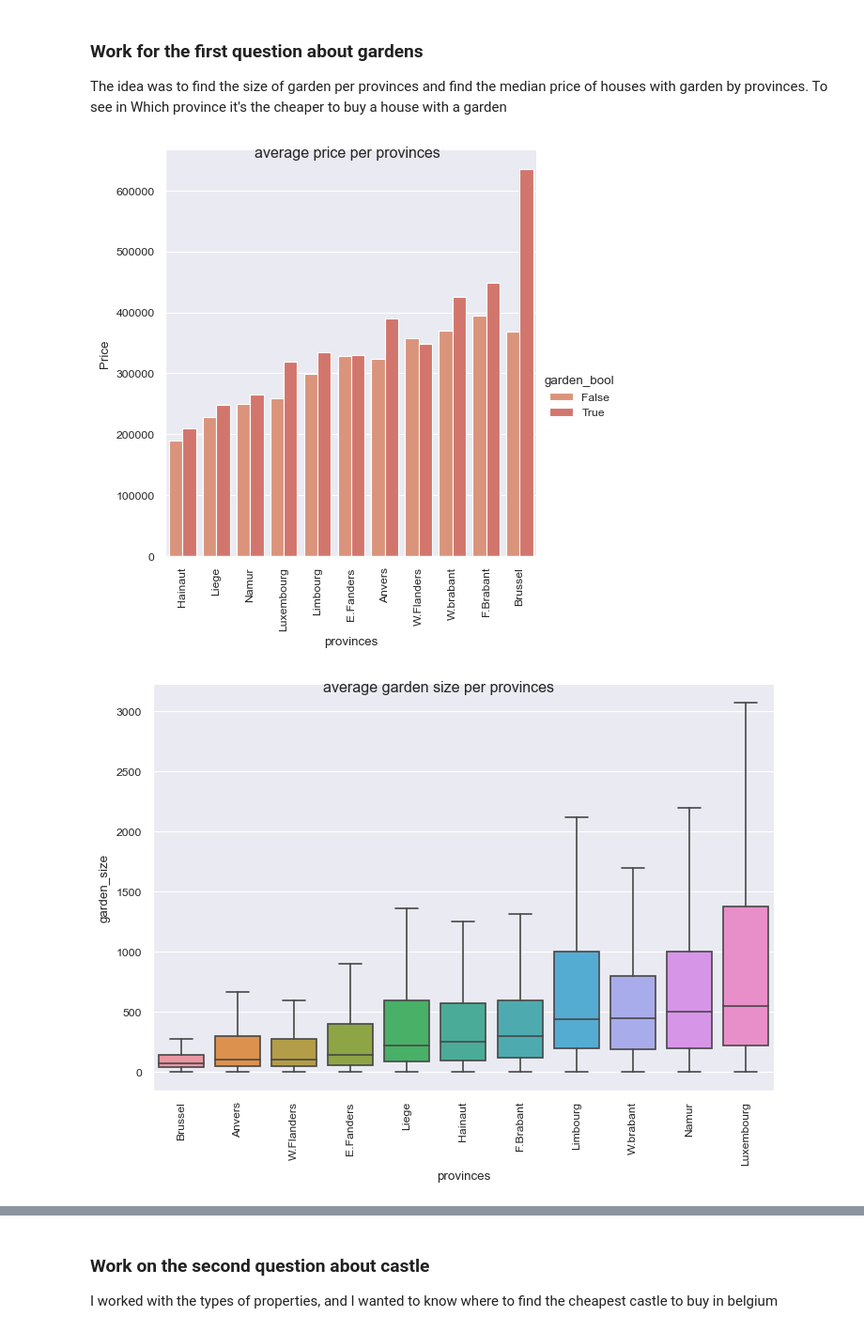
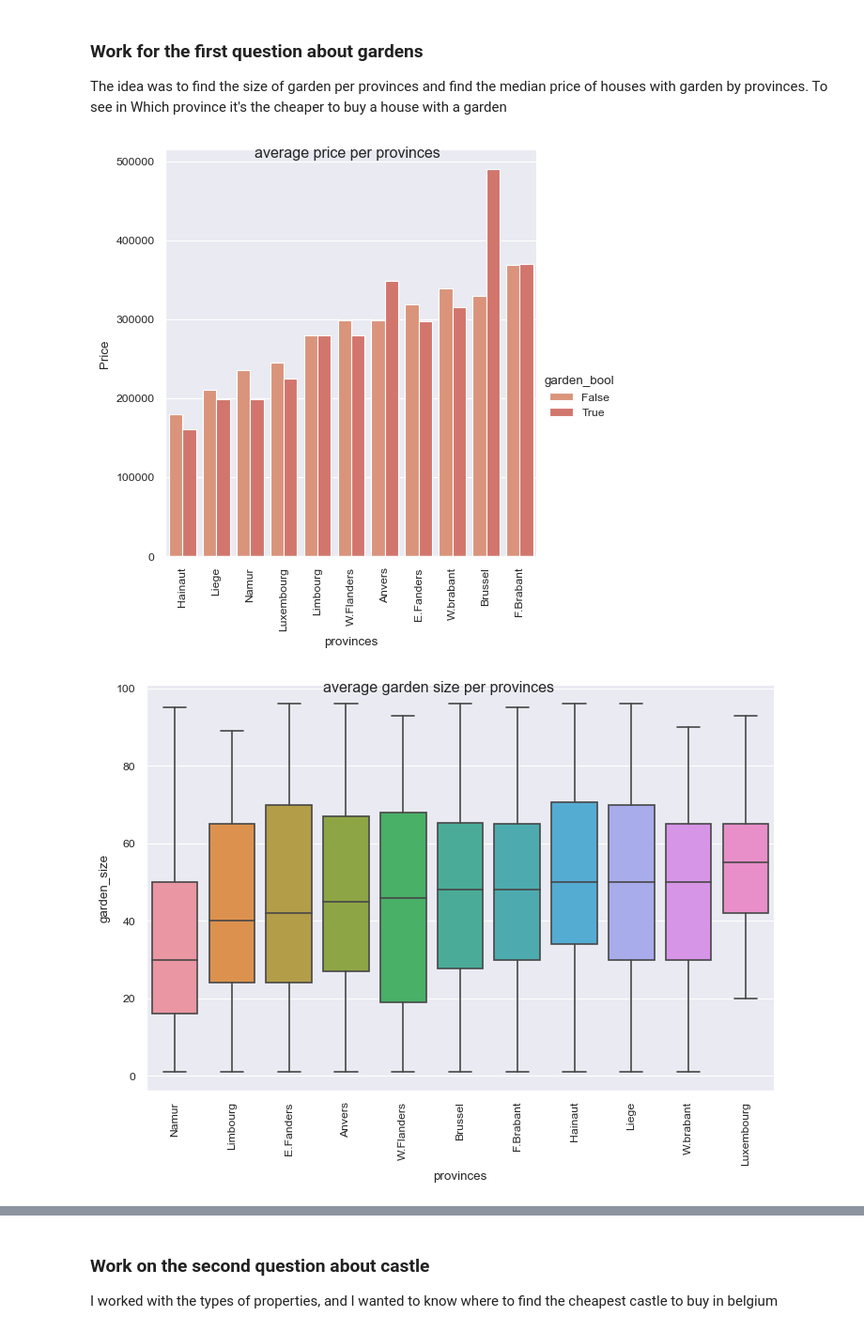
Before and after one commit to Yheloww/real-estate-price-prediction, a Jupyter notebook: Data_vizualisation/start project.ipynb, the cells around one changed output, grey strips where cells are left out. Shown at 94% size. Cells and saved outputs as stored; diff of their text form; code cells hidden in the pictures.

Commit message:
"still in the visualisations"

```diff
--- a/Data_vizualisation/start project.ipynb
+++ b/Data_vizualisation/start project.ipynb
@@ -116,0 +98,25 @@ print(d_big.head())
+# %%
+#emoving outliers from prices
+p25 = df['Price'].quantile(0.25)
+p75 = df['Price'].quantile(0.75)
+iqr = p75-p25
+upper_limit = p75 + 1.5 * iqr
+lower_limit = p25 - 1.5 * iqr
+df= df.drop(df[df['Price'] > upper_limit].index)
+print(df.shape)
+#removing outliers from garden
+p25 = df['garden'].quantile(0.25)
+p75 = df['garden'].quantile(0.75)
+iqr = p75-p25
+upper_limit = p75 + 1.5 * iqr
+lower_limit = p25 - 1.5 * iqr
+df= df.drop(df[df['garden'] > upper_limit].index)
+print(df.shape)
+#removing outliers from living area
+p25 = df['Living_area'].quantile(0.25)
+p75 = df['Living_area'].quantile(0.75)
+iqr = p75-p25
+upper_limit = p75 + 1.5 * iqr
+lower_limit = p25 - 1.5 * iqr
+df= df.drop(df[df['Living_area'] > upper_limit].index)
+print(df.shape)
@@ -117,7 +127,7 @@ print(d_big.head())
 # %%
-df["med_loc"] = d_big.groupby('locality',sort=False)['Price'].transform('median')
-df["avg_loc"] = d_big.groupby('locality',sort=False)['Price'].transform('mean')
-df["m2"] = d_big.groupby('locality',sort=False)['m2price'].transform('median')
+df["med_loc"] = df.groupby('locality',sort=False)['Price'].transform('median')
+df["avg_loc"] = df.groupby('locality',sort=False)['Price'].transform('mean')
+df["m2"] = df.groupby('locality',sort=False)['m2price'].transform('median')
 
 df
 test = pd.DataFrame()
@@ -216,40 +226,40 @@ test.fig.suptitle("average price per provinces")
 # cleaning the dataframe to have the datas that interests me for my second question
 # what is the median size of a garden in each provinces and for what price is it possible to have one ?
 q2 = pd.DataFrame()
-q2['Garden_bool'] = d_big['garden_bool']
-q2['zipcode'] = d_big['locality']
-q2['price'] = d_big['Price']
-q2['provinces'] = d_big['provinces']
-q2['garden_size']= d_big['garden']
+q2['Garden_bool'] = df['garden_bool']
+q2['zipcode'] = df['locality']
+q2['price'] = df['Price']
+q2['provinces'] = df['provinces']
+q2['garden_size']= df['garden']
 
-q2['type'] = d_big['Type_property'] #not sure i will need it but we'll see
+q2['type'] = df['Type_property'] #not sure i will need it but we'll see
 #clean all properties that doesn't have a garden
 q2.drop(q2[q2['Garden_bool'] == "False"].index, inplace = True)
 #Now we have 7582 row to work with
 q2.head()
 #creation of a column named provinces
 #research of wich postcode are what
 pal = sns.color_palette("flare")
 sns.set_palette(pal)
 
 #tries to answer my second question
 #lines to sort by values and get more readable plots
 sort = q2.groupby('provinces')["garden_size"].median().reset_index().sort_values('garden_size')
 sort_price = q2.groupby('provinces')["price"].median().reset_index().sort_values('price')
 #tries styles for plots
 sns.set_style("darkgrid")
 sns.set_context('paper')
 # plot to know the median size of garden per provinces
 ich = sns.catplot(data=q2,x="provinces",y="garden_size",errorbar=None,kind='box',estimator=np.median,order=sort['provinces'],sym="",height=5,aspect=1.5)
 plt.xticks(rotation=90)
 ich.fig.suptitle("average garden size per provinces")
 
 #plot to knwo the median price of a house <hit a garden per provinces
 ich = sns.catplot(data=q2,x="provinces",y="price",errorbar=None,kind='box',estimator=np.median,order=sort_price['provinces'],height=5,aspect=1.5,sym="")
 plt.xticks(rotation=90)
 ich.fig.suptitle("average price for house with a garden per provinces")
 
 plt.show()
 # %% [output]
-[figure, old version]
+[figure, new version]
-[figure, old version]
+[figure, new version]
```
Also changed, not shown: parts of 9 cells of this notebook.
